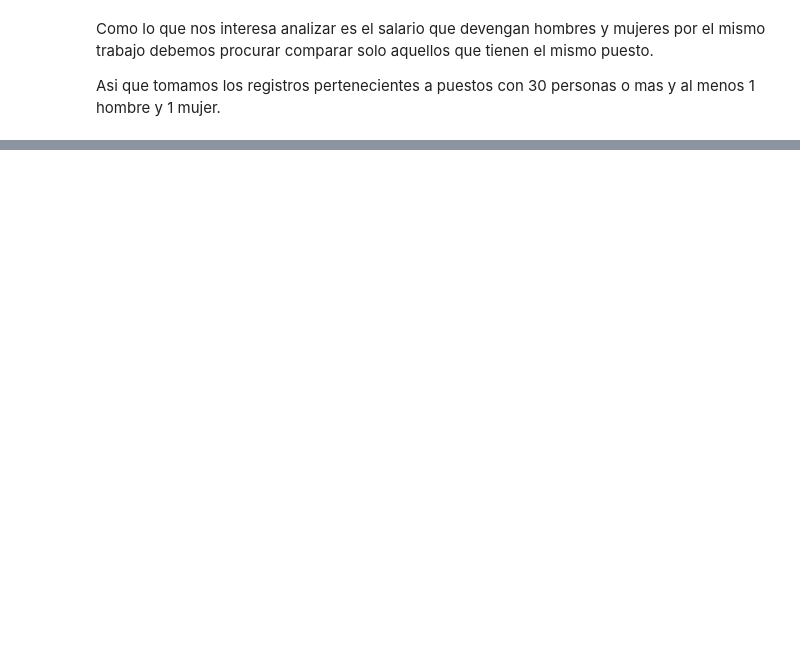
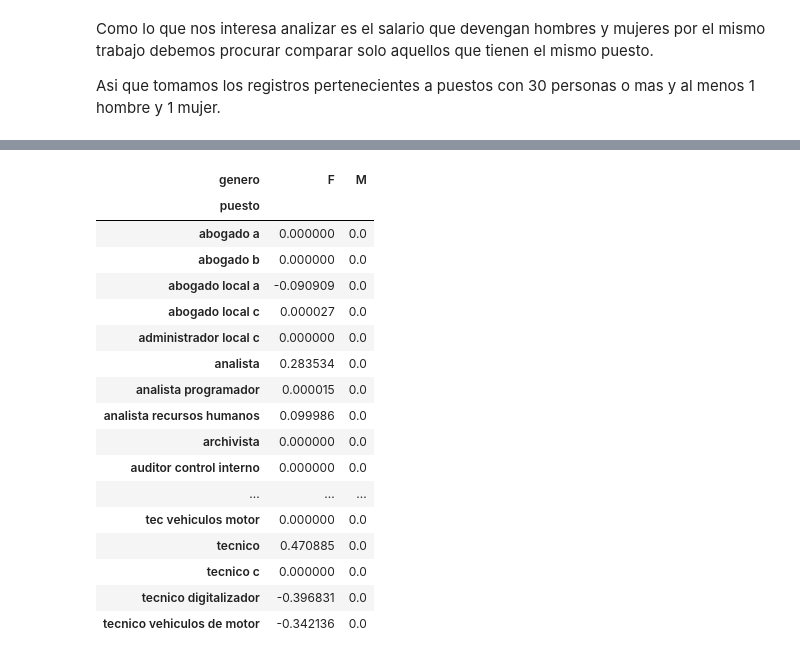
Before and after one commit to biterman/dgii_salarios, a Jupyter notebook: dgii_salarios.ipynb, the cells around one changed output, grey strips where cells are left out. Cells and saved outputs as stored; diff of their text form; code cells hidden in the pictures; blank space fills up the shorter version.

```diff
--- a/dgii_salarios.ipynb
+++ b/dgii_salarios.ipynb
@@ -257,0 +607,21 @@ plt.axhline(50,linestyle='dashed')
+# %%
+pd.pivot_table(data=spg,values='salario',index=['puesto'],columns=['genero'],aggfunc=np.max).apply(lambda x: x/x[-1] - 1, axis=1)
+# %% [output]
+| genero | F | M |
+| puesto |  |  |
+| abogado a | 0.000000 | 0.0 |
+| abogado b | 0.000000 | 0.0 |
+| abogado local a | -0.090909 | 0.0 |
+| abogado local c | 0.000027 | 0.0 |
+| administrador local c | 0.000000 | 0.0 |
+| analista | 0.283534 | 0.0 |
+| analista programador | 0.000015 | 0.0 |
+| analista recursos humanos | 0.099986 | 0.0 |
+| archivista | 0.000000 | 0.0 |
+| auditor control interno | 0.000000 | 0.0 |
+| ... | ... | ... |
+| tec vehiculos motor | 0.000000 | 0.0 |
+| tecnico | 0.470885 | 0.0 |
+| tecnico c | 0.000000 | 0.0 |
+| tecnico digitalizador | -0.396831 | 0.0 |
+| tecnico vehiculos de motor | -0.342136 | 0.0 |
```
Also changed, not shown: parts of 51 cells of this notebook, 2 other files.
